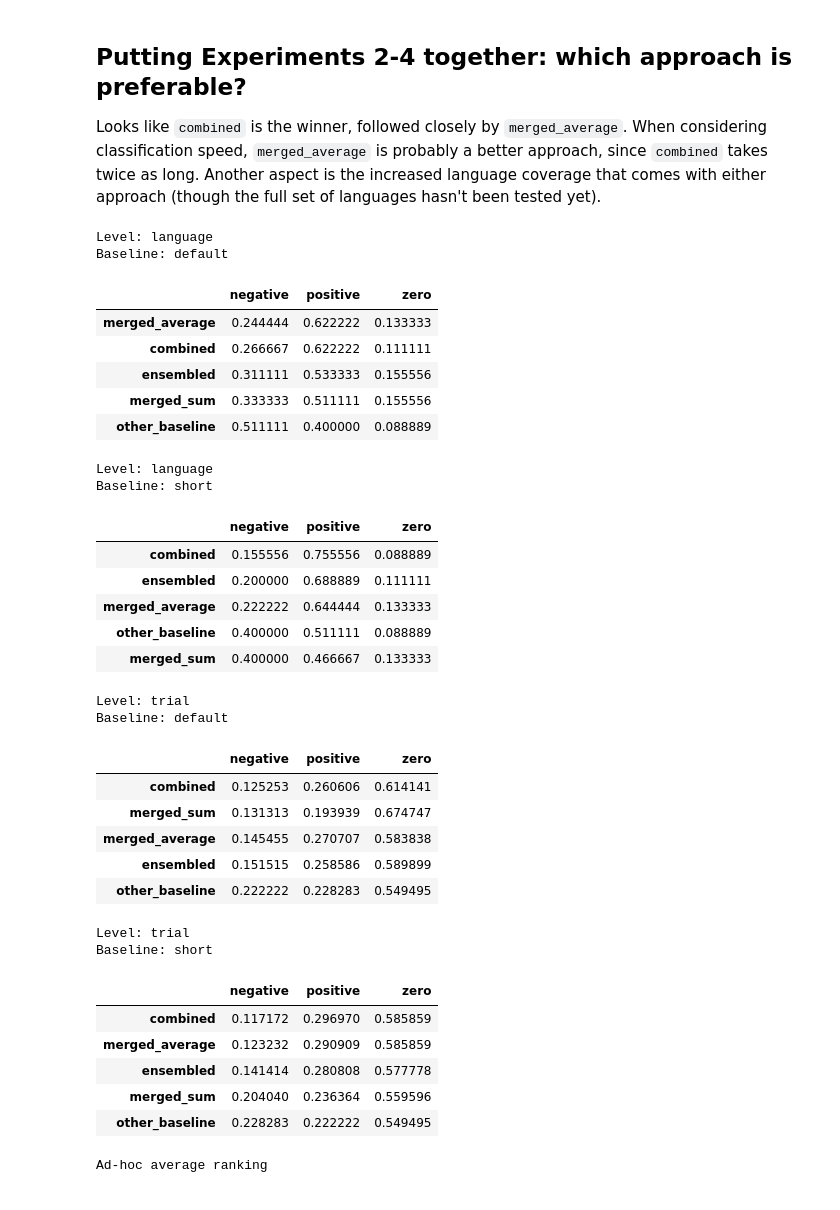
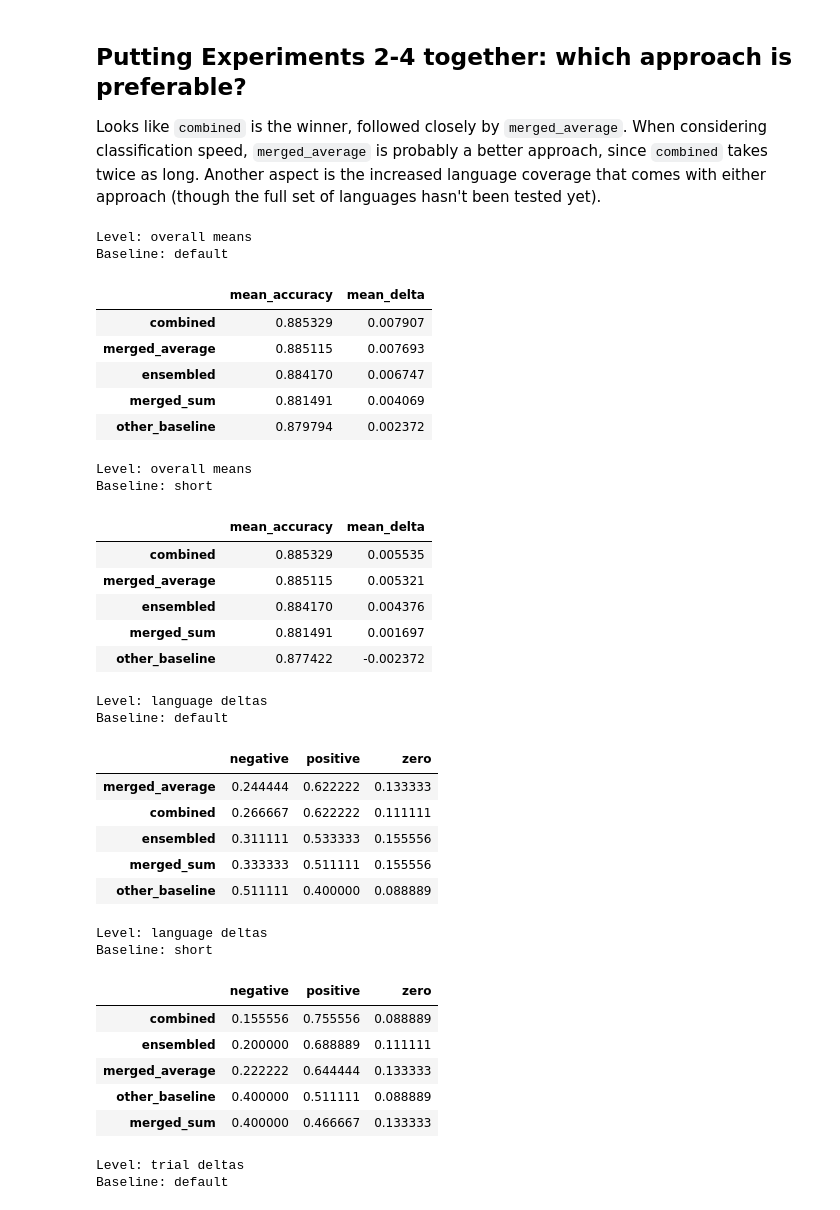
Before and after one commit to Automattic/elasticsearch-langdetect, a Jupyter notebook: experiments/Classification experiments.ipynb, the cells around one changed output. Saved outputs shown, nothing was run; the diff lists cells and outputs as text; code cells hidden in the pictures.

Commit message:
Improve analysis in experiment notebook

```diff
--- a/experiments/Classification experiments.ipynb
+++ b/experiments/Classification experiments.ipynb
@@ -156,12 +156,13 @@ def plot_accuracy_deltas_by_language(baseline_results, experiment_results, exper
         'Language mean delta count': delta_mean_counts,
         'Language mean delta percent': delta_mean_counts / delta_mean_counts.sum()
     })
+    mean_delta = deltas.mean().mean()
     if quiet:
-        return count_summary_df
+        return count_summary_df, mean_delta
     print('Result summary (positive is better than the baseline)\n')
     print('Number of results: {}'.format(delta_counts.sum()))
     print('Number of languages: {}'.format(len(deltas.columns)))
-    print('Mean non-zero delta: {:4f}'.format(deltas[deltas != 0].mean().mean()))
+    print('Mean delta: {:4f}'.format(mean_delta))
     display(count_summary_df)
 
     if order == 'width':
@@ -612,70 +617,79 @@ Mean non-zero delta: 0.013583
 
 Looks like `combined` is the winner, followed closely by `merged_average`. When considering classification speed, `merged_average` is probably a better approach, since `combined` takes twice as long. Another aspect is the increased language coverage that comes with either approach (though the full set of languages hasn't been tested yet).
 # %%
-summary_dfs = dict(trial_default=[], trial_short=[], language_default=[], language_short=[])
+summary_dfs = defaultdict(list)
 for baseline, baseline_df in [('default', default_baseline_results), ('short', short_baseline_results)]:
     for experiment, experiment_df in [
         ('default', default_baseline_results),
         ('short', short_baseline_results),
         ('merged_sum', profile_merged_sum_results),
         ('merged_average', profile_merged_average_results),
         ('combined', profile_combined_results),
         ('ensembled', ensemble_profiles_results)
     ]:
         if baseline == experiment:
             continue
         if experiment in ('default', 'short'):
             experiment = 'other_baseline'
-        result_summary_df = plot_accuracy_deltas_by_language(baseline_df, experiment_df, quiet=True)[
-            ['Delta percent', 'Language mean delta percent']
-        ]
+        result_summary_df, mean_delta = plot_accuracy_deltas_by_language(baseline_df, experiment_df, quiet=True)
+        result_summary_df = result_summary_df[['Delta percent', 'Language mean delta percent']]
         result_summary_df.columns = [experiment, experiment]
         summary_dfs['trial_{}'.format(baseline)].append(result_summary_df[[0]].T)
         summary_dfs['language_{}'.format(baseline)].append(result_summary_df[[1]].T)
+        summary_dfs['mean_delta_{}'.format(baseline)].append(
+            pd.DataFrame(dict(mean_delta=pd.Series(data=[mean_delta], index=[experiment]),
+                              mean_accuracy=pd.Series(data=[extract_accuracies(experiment_df).mean().mean()],
+                                                      index=[experiment])))
+        )
+
+for baseline in ['default', 'short']:
+    print('Level: overall means\nBaseline: {}'.format(baseline))
+    display(pd.concat(summary_dfs.pop('mean_delta_{}'.format(baseline))).sort_values('mean_delta',                                                                                     ascending=False))
 
 sum_df = None
 for name, dfs in sorted(summary_dfs.items()):
-    print('Level: {}\nBaseline: {}'.format(*name.split('_')))
+    print('Level: {} deltas\nBaseline: {}'.format(*name.split('_')))
     concat_df = pd.concat(dfs)
     display(concat_df.sort_values('negative'))
     if sum_df is None:
         sum_df = concat_df
     else:
         sum_df += concat_df
-print('Ad-hoc average ranking')
+print('Ad-hoc average delta ranking')
 display((sum_df / 4).sort_values('negative'))
 # %% [output]
-Level: language
+Level: overall means
 Baseline: default
-|  | negative | positive | zero |
-| merged_average | 0.244444 | 0.622222 | 0.133333 |
-| combined | 0.266667 | 0.622222 | 0.111111 |
-| ensembled | 0.311111 | 0.533333 | 0.155556 |
-| merged_sum | 0.333333 | 0.511111 | 0.155556 |
-| other_baseline | 0.511111 | 0.400000 | 0.088889 |
+|  | mean_accuracy | mean_delta |
+| combined | 0.885329 | 0.007907 |
+| merged_average | 0.885115 | 0.007693 |
+| ensembled | 0.884170 | 0.006747 |
+| merged_sum | 0.881491 | 0.004069 |
+| other_baseline | 0.879794 | 0.002372 |
-Level: language
+Level: overall means
 Baseline: short
-|  | negative | positive | zero |
-| combined | 0.155556 | 0.755556 | 0.088889 |
-| ensembled | 0.200000 | 0.688889 | 0.111111 |
-| merged_average | 0.222222 | 0.644444 | 0.133333 |
-| other_baseline | 0.400000 | 0.511111 | 0.088889 |
-| merged_sum | 0.400000 | 0.466667 | 0.133333 |
+|  | mean_accuracy | mean_delta |
+| combined | 0.885329 | 0.005535 |
+| merged_average | 0.885115 | 0.005321 |
+| ensembled | 0.884170 | 0.004376 |
+| merged_sum | 0.881491 | 0.001697 |
+| other_baseline | 0.877422 | -0.002372 |
-Level: trial
+Level: language deltas
 Baseline: default
 |  | negative | positive | zero |
-| combined | 0.125253 | 0.260606 | 0.614141 |
-| merged_sum | 0.131313 | 0.193939 | 0.674747 |
-| merged_average | 0.145455 | 0.270707 | 0.583838 |
-| ensembled | 0.151515 | 0.258586 | 0.589899 |
-| other_baseline | 0.222222 | 0.228283 | 0.549495 |
+| merged_average | 0.244444 | 0.622222 | 0.133333 |
+| combined | 0.266667 | 0.622222 | 0.111111 |
+| ensembled | 0.311111 | 0.533333 | 0.155556 |
+| merged_sum | 0.333333 | 0.511111 | 0.155556 |
+| other_baseline | 0.511111 | 0.400000 | 0.088889 |
-Level: trial
+Level: language deltas
 Baseline: short
 |  | negative | positive | zero |
-| combined | 0.117172 | 0.296970 | 0.585859 |
-| merged_average | 0.123232 | 0.290909 | 0.585859 |
-| ensembled | 0.141414 | 0.280808 | 0.577778 |
-| merged_sum | 0.204040 | 0.236364 | 0.559596 |
-| other_baseline | 0.228283 | 0.222222 | 0.549495 |
+| combined | 0.155556 | 0.755556 | 0.088889 |
+| ensembled | 0.200000 | 0.688889 | 0.111111 |
+| merged_average | 0.222222 | 0.644444 | 0.133333 |
+| other_baseline | 0.400000 | 0.511111 | 0.088889 |
+| merged_sum | 0.400000 | 0.466667 | 0.133333 |
-Ad-hoc average ranking
+Level: trial deltas
+Baseline: default
 |  | negative | positive | zero |
```
Also changed, not shown: parts of 19 cells of this notebook.
